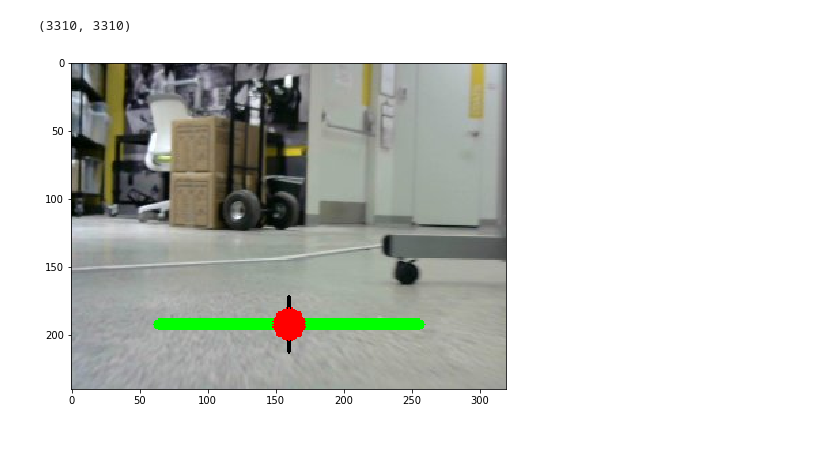
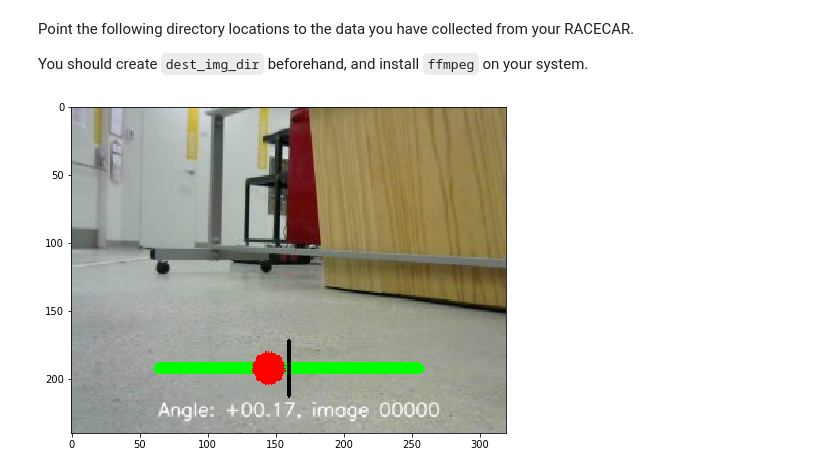
Before and after one commit to mmaz/imitation_learning_lab, a Jupyter notebook: visualize_drive.ipynb, the cells around one changed output. Cells and saved outputs as stored; diff of their text form; code cells hidden in the pictures; blank space fills up the shorter version.

```diff
--- a/visualize_drive.ipynb
+++ b/visualize_drive.ipynb
@@ -6,8 +6,12 @@ import numpy as np
 import random
 import subprocess
 import os
+# %% [markdown]
+Point the following directory locations to the data you have collected from your RACECAR.
+
+You should create `dest_img_dir` beforehand, and install `ffmpeg` on your system.
 # %%
-working_directory = "../../neet_spring_2019/"
+working_directory = "../"
 
 # saved csv from car
 driving_data = working_directory + "tests/tables/run_03_15_00_39/run_03_15_00_39.csv"
@@ -33,10 +37,13 @@ with open(driving_data) as fh:
         ngls.append(ngl)
 
 print(len(imgs), len(ngls))
-# %% [output]
-(3310, 3310)
 # %%
-def viz_angle(img, angle, ground_truth=None):
+def viz_angle(idx, img, angle, ground_truth=None):
+
+    ###
+    ### TODO: add visualization for ground_truth
+    ###
+
     height, width = img.shape[0], img.shape[1]
     bar_height_px = int(0.8 * height)
     bar_left_px   = int(0.2 * width)
@@ -60,16 +67,21 @@ def viz_angle(img, angle, ground_truth=None):
     loc                = (bar_center_px + px_offset, bar_height_px)
     cv.circle(img, loc, 4, (0,0,255), thickness=15)
 
+    # report angle and frame ID
+    answer = "Angle: {:+06.2f}, image {:05d}".format(angle, idx)
+    font = cv.FONT_HERSHEY_SIMPLEX
+    cv.putText(img,answer,(bar_left_px, bar_height_px + 35), font, 0.45,(255,255,255),1,cv.LINE_AA)
+
     return img
 # %%
 idx = random.randint(0,len(imgs)-1)
 
 img = cv.imread(imgs[idx])
-result= viz_angle(np.copy(img), ngls[idx])
+result= viz_angle(0, np.copy(img), ngls[idx])
 
 fig,ax = plt.subplots()
 ax.imshow(cv.cvtColor(result, cv.COLOR_BGR2RGB))
 fig.set_size_inches(8,6)
 # %% [output]
-[figure, old version]
+[figure, new version]
 # %%
```
Also changed, not shown: parts of 2 cells of this notebook.
